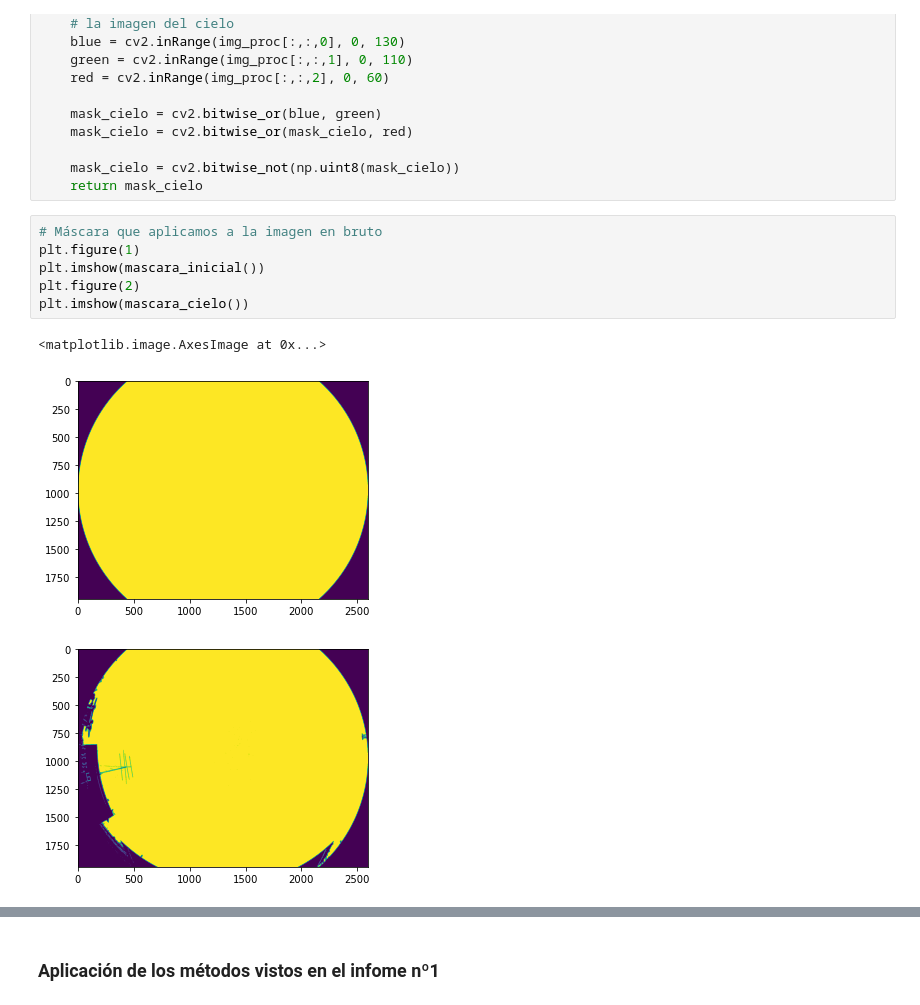
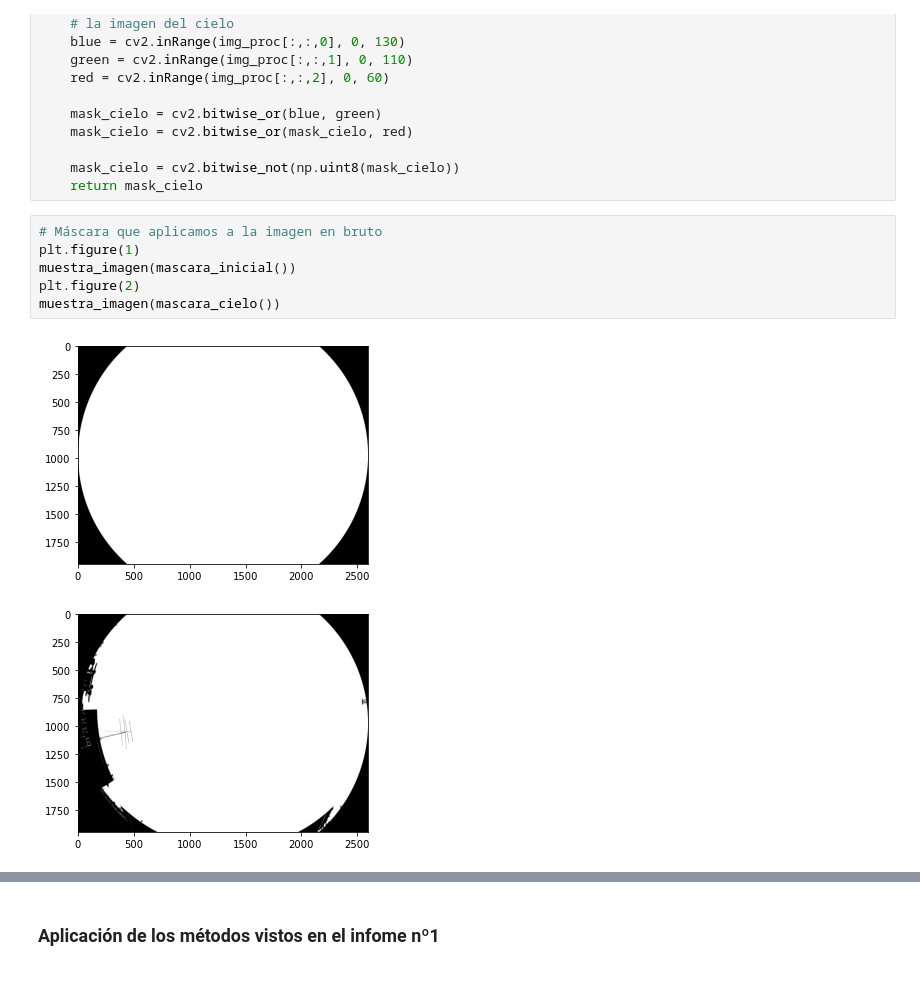
Before and after one commit to isi-ies-group/TFG-Camara-cielo, a Jupyter notebook: informe_2.ipynb, the cells around one changed output, grey strips where cells are left out. Drawn from its saved outputs; the diff is of its cells as text.

```diff
--- a/informe_2.ipynb
+++ b/informe_2.ipynb
@@ -169,13 +170,12 @@ def mascara_cielo():
 # %%
 # Máscara que aplicamos a la imagen en bruto
 plt.figure(1)
-plt.imshow(mascara_inicial())
+muestra_imagen(mascara_inicial())
 plt.figure(2)
-plt.imshow(mascara_cielo())
+muestra_imagen(mascara_cielo())
 # %% [output]
-<matplotlib.image.AxesImage at 0x...>
-[figure, old version]
+[figure, new version]
-[figure, old version]
+[figure, new version]
 # %%
 # Ejemplo de imagen en brutro frente a imagen aplicando los filtros
 mask_cielo = mascara_cielo()
```
Also changed, not shown: parts of 16 cells of this notebook, 4 other files.
